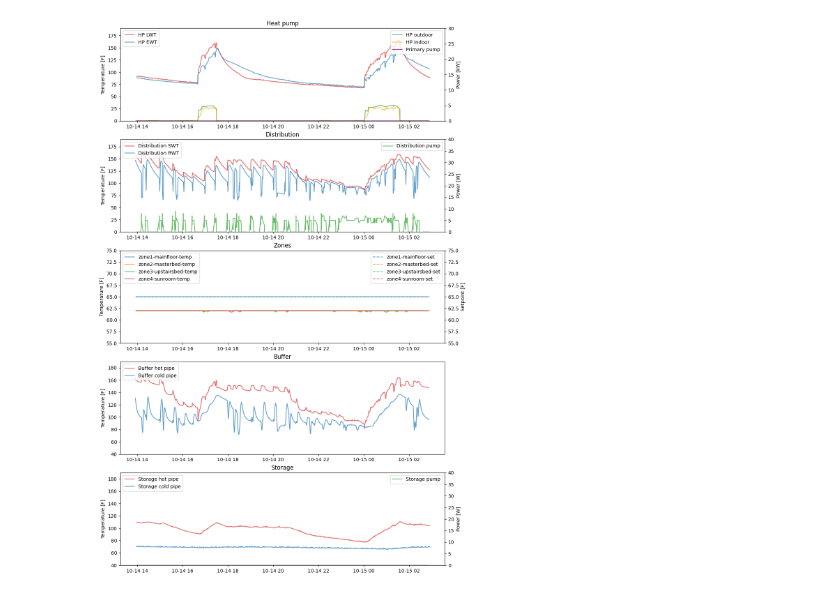
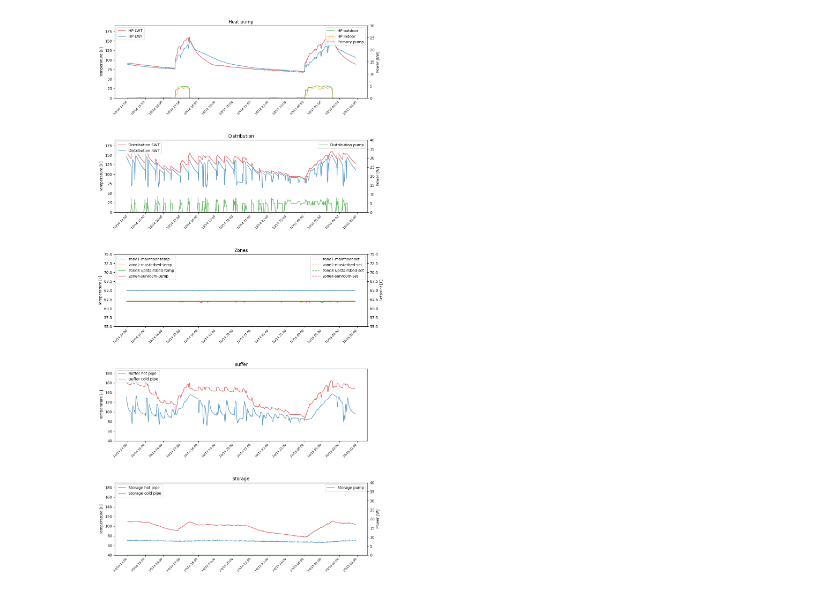
Before and after one commit to thegridelectric/visualizer, a Jupyter notebook: plots_wip.ipynb, the cells around one changed output. Cells and saved outputs as stored; diff of their text form; code cells hidden in the pictures.

Commit message:
Fixed dates

```diff
--- a/plots_wip.ipynb
+++ b/plots_wip.ipynb
@@ -285,4 +285,7 @@ plt.show()
 # %%
+import time
+start_time = time.time()
+
 channels = {}
 for message in messages:
     for channel in message.payload['ChannelReadingList']:
@@ -301,22 +304,18 @@ for key in channels.keys():
     sorted_times, sorted_values = zip(*sorted_times_values)
     channels[key]['times'] = list(sorted_times)
     channels[key]['values'] = list(sorted_values)
+    channels[key]['times'] = pd.to_datetime(channels[key]['times'], unit='ms', utc=True)
+    channels[key]['times'] = channels[key]['times'].tz_convert('America/New_York')
 
-fig, ax = plt.subplots(5,1, figsize=(12,20), sharex=True)
+fig, ax = plt.subplots(5,1, figsize=(12,22), sharex=True)
 
 # --------------------------------------
 # First plot: HP loop
 # --------------------------------------
 
-first_plot_keys = []
 for key in channels.keys():
-
     if 'hp' in key or 'primary' in key:
-        first_plot_keys.append(key)
         channels[key]['values'] = [x/1000 for x in channels[key]['values']]
-        channels[key]['times'] = [x/1000 for x in channels[key]['times']]
-        channels[key]['times'] = pd.to_datetime(channels[key]['times'], unit='s')
-        channels[key]['times'] = channels[key]['times'].tz_localize('America/New_York')
         if 'wt' in key:
             channels[key]['values'] = [to_fahrenheit(x) for x in channels[key]['values']]
 
@@ -336,20 +335,18 @@ if max(channels['hp-odu-pwr']['values']) < 30 and max(channels['hp-idu-pwr']['va
 ax20.legend(loc='upper right')
 ax[0].set_title('Heat pump')
 
+# Set the x-axis date format
+import matplotlib.dates as mdates
+ax[0].xaxis.set_major_formatter(mdates.DateFormatter('%m/%d %H:%M'))
+
 # --------------------------------------
 # Second plot: distribution loop
 # --------------------------------------
 
-second_plot_keys = []
 for key in channels.keys():
-
     if 'dist' in key: #or 'zone' in key:
-        second_plot_keys.append(key)
         if 'pump' not in key and 'zone' not in key:
             channels[key]['values'] = [x/1000 for x in channels[key]['values']]
-        channels[key]['times'] = [x/1000 for x in channels[key]['times']]
-        channels[key]['times'] = pd.to_datetime(channels[key]['times'], unit='s')
-        channels[key]['times'] = channels[key]['times'].tz_localize('America/New_York')
         if 'wt' in key:
             channels[key]['values'] = [to_fahrenheit(x) for x in channels[key]['values']]
 
@@ -372,22 +369,14 @@ ax[1].set_title('Distribution')
 # Third plot: zones
 # --------------------------------------
 
-third_plot_keys = []
+zones = {}
 for key in channels.keys():
-
     if 'zone' in key:
-        third_plot_keys.append(key)
         channels[key]['values'] = [x/1000 for x in channels[key]['values']]
-        channels[key]['times'] = [x/1000 for x in channels[key]['times']]
-        channels[key]['times'] = pd.to_datetime(channels[key]['times'], unit='s')
-        channels[key]['times'] = channels[key]['times'].tz_localize('America/New_York')
-
-zones = {}
-for key in third_plot_keys:
-    if key.split('-')[0] not in zones:
-        zones[key.split('-')[0]] = [key]
-    else:
-        zones[key.split('-')[0]].append(key)
+        if key.split('-')[0] not in zones:
+            zones[key.split('-')[0]] = [key]
+        else:
+            zones[key.split('-')[0]].append(key)
 
 ax22 = ax[2].twinx()
 colors = {}
@@ -413,17 +402,12 @@ ax[2].set_title('Zones')
 # Fourth plot: buffer
 # --------------------------------------
 
-fourth_plot_keys = []
 for key in channels.keys():
     if 'buffer' in key:
-        fourth_plot_keys.append(key)
         if 'pipe' in key:
             channels[key]['values'] = [to_fahrenheit(x/1000) for x in channels[key]['values']]
         else:
             channels[key]['values'] = [x/1000 for x in channels[key]['values']]
-        channels[key]['times'] = [x/1000 for x in channels[key]['times']]
-        channels[key]['times'] = pd.to_datetime(channels[key]['times'], unit='s')
-        channels[key]['times'] = channels[key]['times'].tz_localize('America/New_York')
 
 ax[3].plot(channels['buffer-hot-pipe']['times'], channels['buffer-hot-pipe']['values'],
            color='tab:red', alpha=0.7, label='Buffer hot pipe')
@@ -437,48 +421,47 @@ ax[3].set_title('Buffer')
 # --------------------------------------
 # Fifth plot: storage
 # --------------------------------------
 
-fifth_plot_keys = []
 for key in channels.keys():
     if 'store' in key:
-        fifth_plot_keys.append(key)
         if 'pipe' in key:
             channels[key]['values'] = [to_fahrenheit(x/1000) for x in channels[key]['values']]
         else:
             channels[key]['values'] = [x/1000 for x in channels[key]['values']]
-        channels[key]['times'] = [x/1000 for x in channels[key]['times']]
-        channels[key]['times'] = pd.to_datetime(channels[key]['times'], unit='s')
-        channels[key]['times'] = channels[key]['times'].tz_localize('America/New_York')
 
 ax[4].plot(channels['store-hot-pipe']['times'], channels['store-hot-pipe']['values'],
            color='tab:red', alpha=0.7, label='Storage hot pipe')
 ax[4].plot(channels['store-cold-pipe']['times'], channels['store-cold-pipe']['values'],
            color='tab:blue', alpha=0.7, label='Storage cold pipe')
 ax[4].set_ylabel('Temperature [F]')
 ax[4].set_ylim([40,190])
 ax[4].legend(loc='upper left')
 ax24 = ax[4].twinx()
 ax24.plot(channels['store-pump-pwr']['times'], channels['store-pump-pwr']['values'],
           color='tab:green', alpha=0.7, label='Storage pump')
 ax24.set_ylabel('Power [W]')
 ax24.set_ylim([0,40])
 ax24.legend(loc='upper right')
 ax[4].set_title('Storage')
 
+for axis in ax:
+    axis.xaxis.set_major_formatter(mdates.DateFormatter('%m/%d %H:%M'))
+    axis.xaxis.set_major_locator(mdates.HourLocator(interval=1))
+    axis.tick_params(axis='x', which='both', labelbottom=True, labelsize=8)
+    plt.setp(axis.xaxis.get_majorticklabels(), rotation=45, ha='right')
 
-ax[0].tick_params(axis='x', which='both', labelbottom=True)
-ax[1].tick_params(axis='x', which='both', labelbottom=True)
-ax[2].tick_params(axis='x', which='both', labelbottom=True)
-ax[3].tick_params(axis='x', which='both', labelbottom=True)
-ax[4].tick_params(axis='x', which='both', labelbottom=True)
+plt.tight_layout(pad=5.0)  # Increase padding around the subplots
+plt.show()
 
-# plt.show()
-img_buf = io.BytesIO()
-plt.savefig(img_buf, format='png')
-img_buf.seek(0)  # Move to the beginning of the BytesIO object
+# # plt.show()
+# img_buf = io.BytesIO()
+# plt.savefig(img_buf, format='png')
+# img_buf.seek(0)  # Move to the beginning of the BytesIO object
 
-# Write the image to the zip file
-zip_file.writestr(f'{plot_type}_plot.png', img_buf.getvalue())
-plt.close()
+# # Write the image to the zip file
+# zip_file.writestr(f'{plot_type}_plot.png', img_buf.getvalue())
+# plt.close()
+
+print(f'Done in {time.time()-start_time}')
 # %% [output]
-[figure, old version]
+[figure, new version]
```
Also changed, not shown: parts of 2 cells of this notebook, 1 other file.
